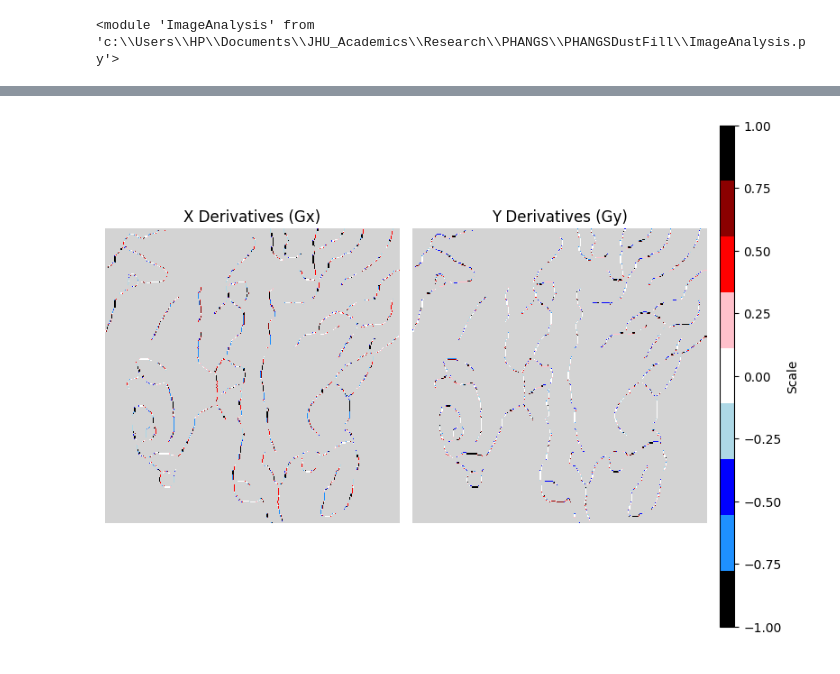
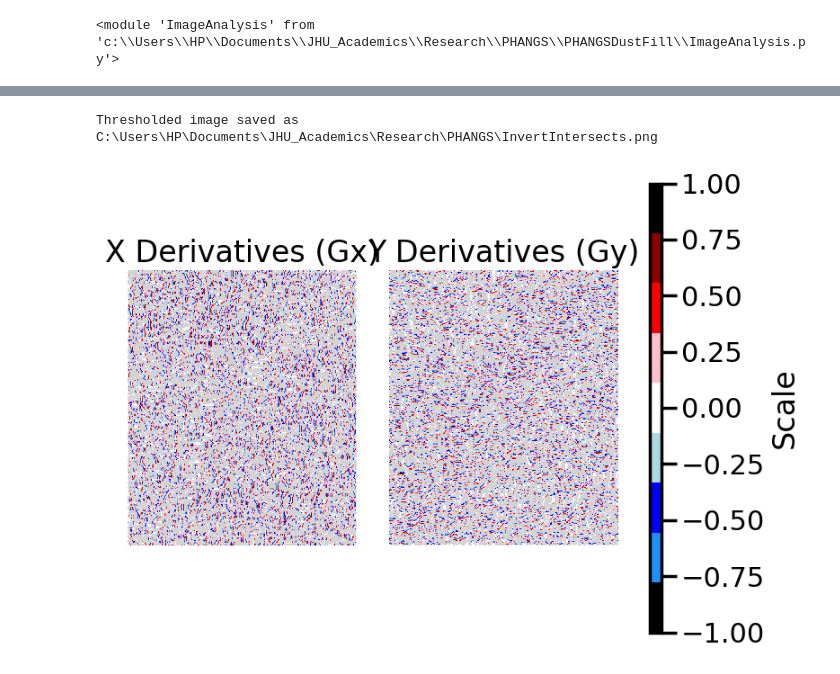
Before and after one commit to JHoffmann12/PHANGSDustFill, a Jupyter notebook: ThresholdedImage.ipynb, the cells around one changed output, grey strips where cells are left out. Cells and saved outputs as stored; diff of their text form; code cells hidden in the pictures.

```diff
--- a/ThresholdedImage.ipynb
+++ b/ThresholdedImage.ipynb
@@ -82,9 +150,14 @@ hdul.close()
 # %%
-input_image = r'C:\Users\HP\Documents\JHU_Academics\Research\PHANGS\ThinSkeleton1.png'
-invert_input = r'C:\Users\HP\Documents\JHU_Academics\Research\PHANGS\ThinSkeleton1Invert.png'
-intersects_removed = r'C:\Users\HP\Documents\JHU_Academics\Research\PHANGS\ThinSkeleton1NoIntersects.png'
+importlib.reload(IA)
+skeleton_image = r'C:\Users\HP\Documents\JHU_Academics\Research\PHANGS\skeletonized_image.png'
 
-IMF.invert_image(input_image, invert_input)
-IA.identify_intersects(invert_input, intersects_removed,dot_size=8,box_size=121, perc = .4, RGBA_color = (100, 255, 100, 200), title = 'Processed Image with Intersects in green')
-IA.identify_intersects(invert_input, intersects_removed,dot_size=4,box_size=121, perc = .4, RGBA_color = (255, 255, 255, 255), title = 'Processed Image with Intersects Removed')
+intersects_removed = r'C:\Users\HP\Documents\JHU_Academics\Research\PHANGS\thresholdintersectsremoved.png'
+
+IA.identify_intersects(skeleton_image, intersects_removed,dot_size=2, box_size=31, perc = .31, RGBA_color = (100, 255, 100, 200), title = 'Processed Image with Intersects in green')
+junctions = IA.identify_intersects(skeleton_image, intersects_removed, dot_size=2,box_size=31, perc = .31, RGBA_color = (0,0,0, 255), title = 'Processed Image with Intersects Removed')
+
+thresholded_image = r'C:\Users\HP\Documents\JHU_Academics\Research\PHANGS\thresholdwithintersects.png'
+
+
+IA.remove_junctions(junctions, thresholded_image, intersects_removed, dot_size = 2)
 # %% [output]
@@ -98,6 +173,7 @@ Processed C:\Users\HP\Documents\JHU_Academics\Research\PHANGS\ThinSkeleton1Inver
 # %%
+importlib.reload(IA)
 invert_intersects_removed = r'C:\Users\HP\Documents\JHU_Academics\Research\PHANGS\InvertIntersects.png'
 IMF.invert_image(intersects_removed ,invert_intersects_removed)
-labels, stats, num_labels = IA.identify_connected_components(invert_intersects_removed)
+labels, stats, num_labels = IA.identify_connected_components(intersects_removed)
 # %% [output]
 Thresholded image saved as C:\Users\HP\Documents\JHU_Academics\Research\PHANGS\InvertIntersects.png
@@ -105,24 +214,29 @@ Thresholded image saved as C:\Users\HP\Documents\JHU_Academics\Research\PHANGS\I
 # %%
 # read the image
 importlib.reload(IA)
 importlib.reload(PF)
 # img = cv2.imread(intersects_removed)
 
 # # convert to gray
 # gray = cv2.cvtColor(img, cv2.COLOR_BGR2GRAY)
 
 # # blur
 # blur = cv2.GaussianBlur(gray, (0,0), 1.3, 1.3)
 # # apply sobel derivatives
 # sobelx = cv2.Sobel(blur,cv2.CV_64F,1,0,ksize=3)
 # sobely = cv2.Sobel(blur,cv2.CV_64F,0,1,ksize=3)
 # PF.plot_sobel_derivatives(sobelx, sobely)
-mask_path = intersects_removed
 
-sobel_x, sobel_y = IA.apply_sobel_filter_to_components(invert_intersects_removed, labels, stats, num_labels)
-PF.plot_sobel_derivatives(mask_path,sobel_x, sobel_y)
+filtered_input = r'C:\Users\HP\Documents\JHU_Academics\Research\PHANGS\SmallFilamentsGone.png'
+#filtered_input = r'C:\Users\HP\Documents\JHU_Academics\Research\PHANGS\thresholdwithintersects.png'
+
+IMF.invert_image(filtered_input , invert_intersects_removed)
+sobel_x, sobel_y = IA.apply_sobel_filter_to_components(filtered_input, labels, stats, num_labels)
+
+PF.plot_sobel_derivatives(filtered_input,sobel_x, sobel_y)
 # %% [output]
+Thresholded image saved as C:\Users\HP\Documents\JHU_Academics\Research\PHANGS\InvertIntersects.png
-[figure, old version]
+[figure, new version]
 # %%
 importlib.reload(PF)
 smoothed_angles = r'C:\Users\HP\Documents\JHU_Academics\Research\PHANGS\smoothed_angles.png'
```
Also changed, not shown: parts of 10 cells of this notebook, 4 other files.
